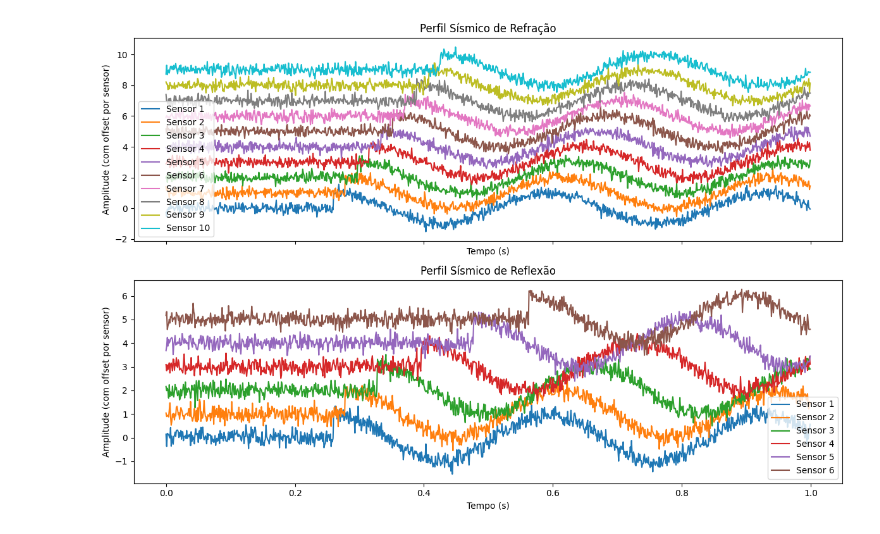
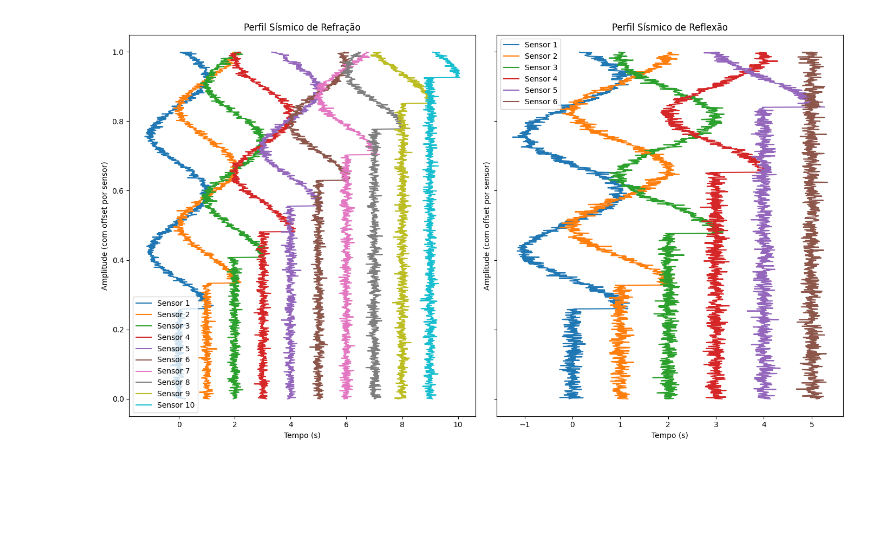
Before and after one commit to YagoMCastro/sismo-msc-2024, a Jupyter notebook: atividade-final.ipynb, the cells around one changed output. Drawn from its saved outputs; the diff is of its cells as text; code cells hidden in the pictures; blank space fills up the shorter version.

Commit message:
Invert axis and change noise

```diff
--- a/atividade-final.ipynb
+++ b/atividade-final.ipynb
@@ -20,56 +20,60 @@ def calcular_perfil_reflexao(x_reflection, h, V1):
     return np.sqrt((2 * h / V1)**2 + (x_reflection / V1)**2)
 
 def calcular_perfil_refracao(x_refraction, h, V1, V2):
     return x_refraction / V2 + 2 * h / V1
 
 def criar_perfil_sismico(t_percurso, signal, t, dt, noise_level):
     return criar_sinais(t_percurso, signal, t, dt, noise_level)
 
 def plotar_perfil_sismico(refraction_profile, reflection_profile, t):
-    fig, axs = plt.subplots(2, 1, figsize=(12, 8), sharex=True)
+    fig, axs = plt.subplots(1, 2, figsize=(14, 8), sharey=True)
 
     for i, trace in enumerate(refraction_profile):
-        axs[0].plot(t, trace + i, label=f"Sensor {i+1}")
+        axs[0].plot(trace + i,t , label=f"Sensor {i+1}")
     axs[0].set_title("Perfil Sísmico de Refração")
+    axs[0].set_ylabel("Amplitude (com offset por sensor)")
     axs[0].set_xlabel("Tempo (s)")
-    axs[0].set_ylabel("Amplitude (com offset por sensor)")
     axs[0].legend()
 
     for i, trace in enumerate(reflection_profile):
-        axs[1].plot(t, trace + i, label=f"Sensor {i+1}")
+        axs[1].plot(trace + i,t , label=f"Sensor {i+1}")
     axs[1].set_title("Perfil Sísmico de Reflexão")
+    axs[1].set_ylabel("Amplitude (com offset por sensor)")
     axs[1].set_xlabel("Tempo (s)")
-    axs[1].set_ylabel("Amplitude (com offset por sensor)")
     axs[1].legend()
 
     plt.tight_layout()
     plt.show()
 
-fs = 1000
-dt = 1 / fs
-duration = 1.0
-t = np.arange(0, duration, dt)
-freq = 3
-h = 130
-V1 = 1000
-V2 = 3000
-amplitude = 1.0
-noise_level = 0.2
+def main():
+    fs = 1000
+    dt = 1 / fs
+    duration = 1.0
+    t = np.arange(0, duration, dt)
+    freq = 3
+    h = 130
+    V1 = 1000
+    V2 = 3000
+    amplitude = 1.0
+    noise_level = 0.1
 
-signal = gerar_sinal_sismico(t, freq, amplitude)
+    signal = gerar_sinal_sismico(t, freq, amplitude)
 
-n_sensors_refraction = 10
-x_refraction = np.linspace(0, 500, n_sensors_refraction)
-t_refraction = calcular_perfil_refracao(x_refraction, h, V1, V2)
+    n_sensors_refraction = 10
+    x_refraction = np.linspace(0, 2000, n_sensors_refraction)
+    t_refraction = calcular_perfil_refracao(x_refraction, h, V1, V2)
 
-refraction_profile = criar_perfil_sismico(t_refraction, signal, t, dt, noise_level)
+    refraction_profile = criar_perfil_sismico(t_refraction, signal, t, dt, noise_level)
 
-n_sensors_reflection = 6
-x_reflection = np.linspace(0, 500, n_sensors_reflection)
-t_reflection = calcular_perfil_reflexao(x_reflection, h, V1)
+    n_sensors_reflection = 6
+    x_reflection = np.linspace(0, 1000, n_sensors_reflection)
+    t_reflection = calcular_perfil_reflexao(x_reflection, h, V1)
 
-reflection_profile = criar_perfil_sismico(t_reflection, signal, t, dt, noise_level)
+    reflection_profile = criar_perfil_sismico(t_reflection, signal, t, dt, noise_level)
 
-plotar_perfil_sismico(refraction_profile, reflection_profile, t)
+    plotar_perfil_sismico(refraction_profile, reflection_profile, t)
+
+if __name__ == "__main__":
+    main()
 # %% [output]
-[figure, old version]
+[figure, new version]
```
